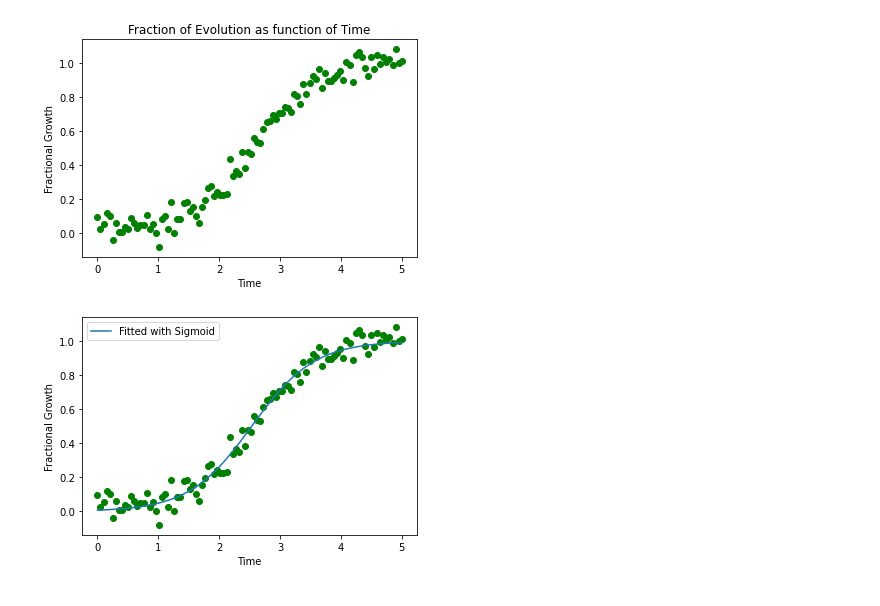
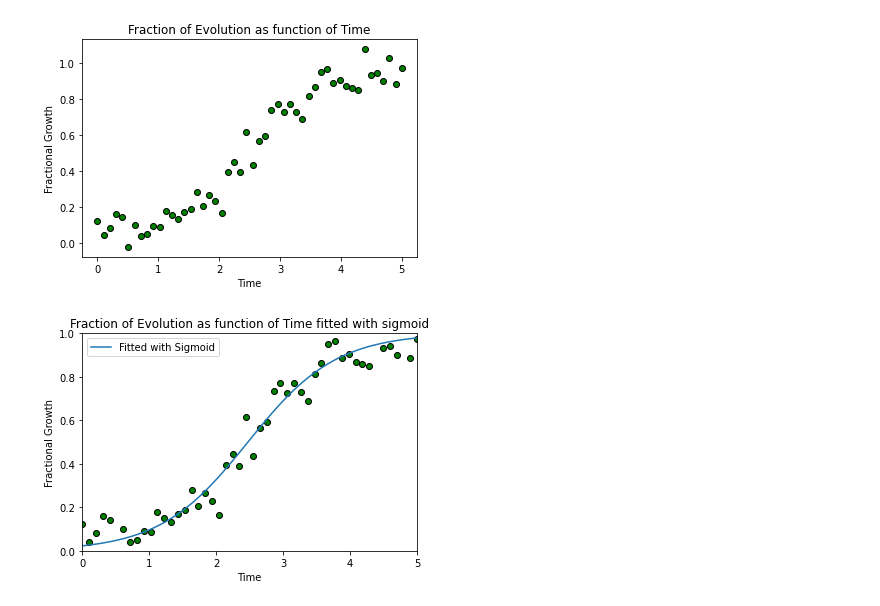
Before and after one commit to Xerefic/MM2090-Solutions, a Jupyter notebook: Assignment_3/question_2/task.ipynb, the cells around one changed output. Saved outputs shown, nothing was run; the diff lists cells and outputs as text; code cells hidden in the pictures.

```diff
--- a/Assignment_3/question_2/task.ipynb
+++ b/Assignment_3/question_2/task.ipynb
@@ -14,16 +9,21 @@ def sigmoid(x_data, scale=5, explode=10):
+# %%
+def sigmoid(x, scale=0.6):
+    return 1/(1+np.exp(-(x-np.mean(x))/scale))
 # %%
-x_data = np.linspace(0, 5, num=100)
-y_data = (sigmoid(x_data) + 0.05*np.random.normal(size=x_data.shape))
+x_data = np.linspace(0, 5, num=50)
+y_data = sigmoid(x_data) + 0.06*np.random.normal(size=x_data.shape)
 # %%
-plt.scatter(x_data, y_data, color='g')
+plt.scatter(x_data, y_data, c='green', edgecolors='black')
 plt.title("Fraction of Evolution as function of Time")
 plt.xlabel("Time")
 plt.ylabel("Fractional Growth")
 plt.show()
 # %% [output]
-[figure, old version]
+[figure, new version]
 # %%
 def fit_function(x, a, b, c):
     return 1/(1+np.exp((x*a-b)/c))
 # %%
-params, params_covariance = optimize.curve_fit(fit_function, x_data, y_data, p0=[10,2,1])
+params, params_covariance = optimize.curve_fit(fit_function, x_data, y_data, p0=[10,0,-1])
+# %%
+y_fit = fit_function(x_data, params[0], params[1], params[2])
@@ -30,9 +32,12 @@ params, params_covariance = optimize.curve_fit(fit_function, x_data, y_data, p0=
 # %%
-plt.scatter(x_data, y_data, c='g')
-plt.plot(x_data, fit_function(x_data, params[0], params[1], params[2]), label='Fitted with Sigmoid')
+plt.scatter(x_data, y_data, c='green', edgecolors='black')
+plt.plot(x_data, y_fit, label='Fitted with Sigmoid')
+plt.title("Fraction of Evolution as function of Time fitted with sigmoid")
 plt.xlabel("Time")
+plt.xlim([0,5])
 plt.ylabel("Fractional Growth")
+plt.ylim([0,1])
 plt.legend(loc='best')
 plt.show()
 # %% [output]
-[figure, old version]
+[figure, new version]
```
Also changed, not shown: parts of 5 cells of this notebook, 3 other files.
